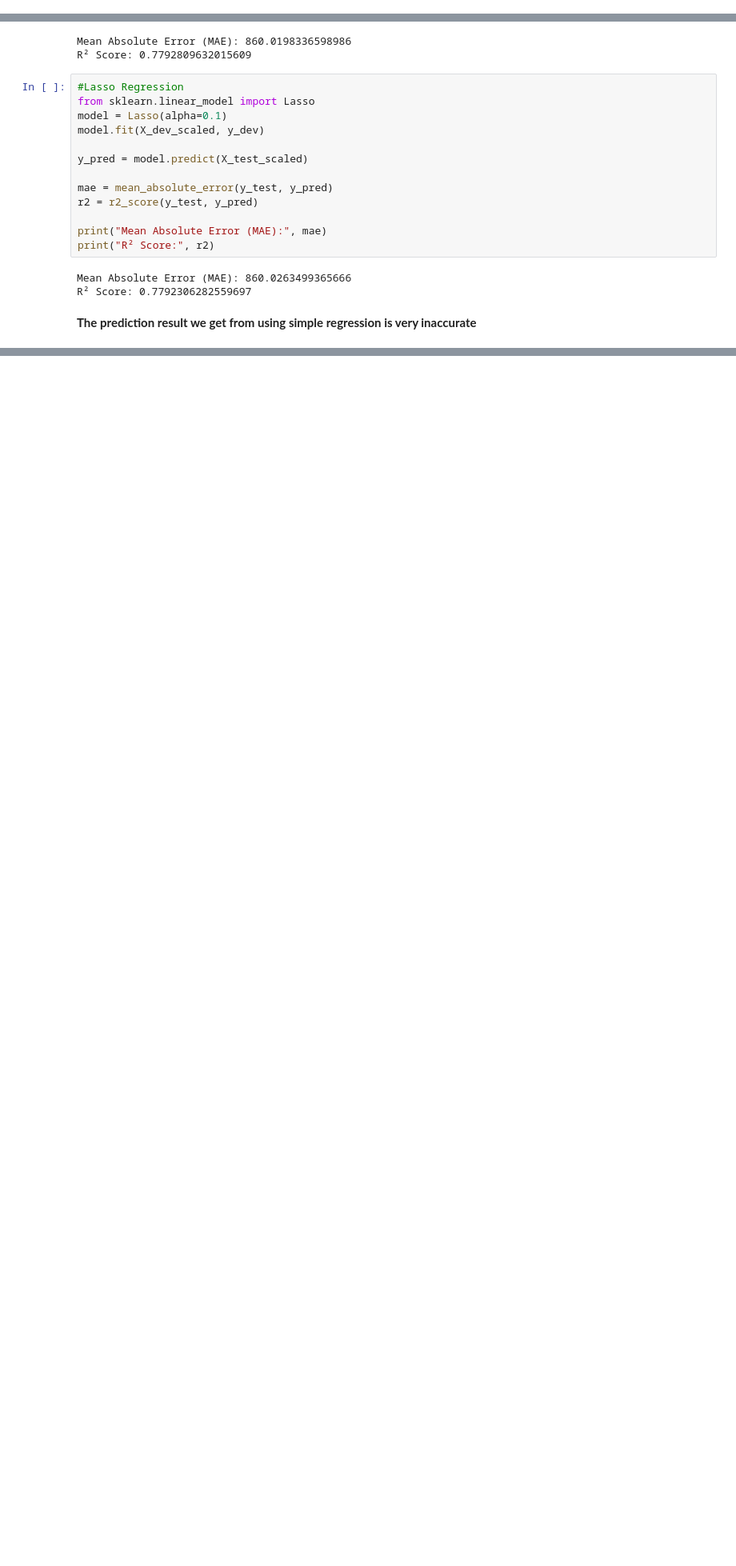
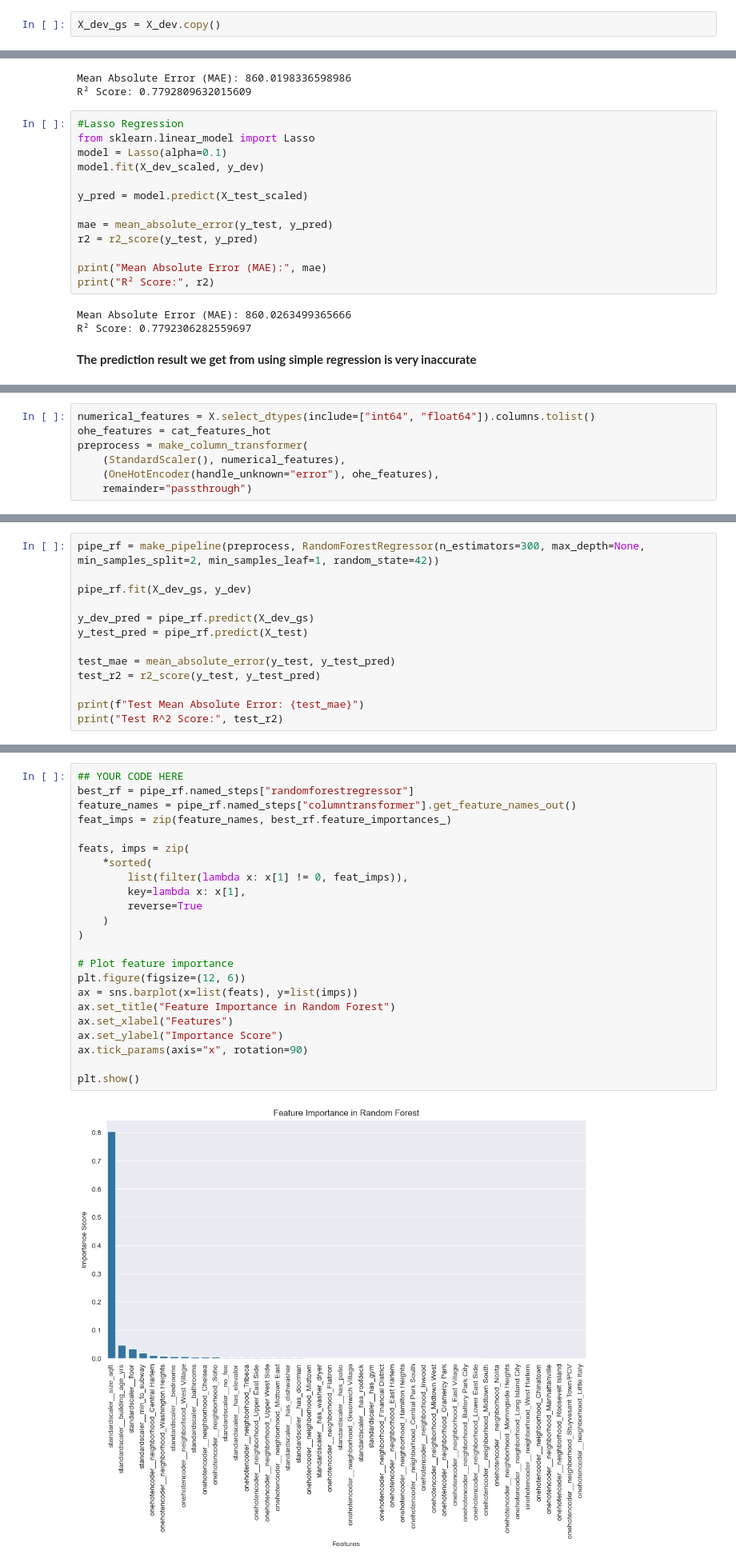
Before and after one commit to WilsonLiu2002/NYC-Rent-Prediction, a Jupyter notebook: Notebooks/Rent_Predict_updated.ipynb, the cells around one changed output, grey strips where cells are left out. Shown at 80% size. Cells and saved outputs as stored; diff of their text form; blank space fills up the shorter version.

Commit message:
Update Random Forest Regressor

```diff
--- a/Notebooks/Rent_Predict_updated.ipynb
+++ b/Notebooks/Rent_Predict_updated.ipynb
@@ -107,6 +109,8 @@ y = df_manhattan['rent']
 # Non-stratified split, 80 percent development, 20 percent test
 
 X_dev, X_test, y_dev, y_test = train_test_split(X, y, test_size=0.2, random_state=42) # 80-20 split
+# %%
+X_dev_gs = X_dev.copy()
 # %%
 # plot distribition of target variable in development set and test set with no log scaling
 
@@ -388,0 +409,7 @@ R² Score: 0.7792306282559697
+# %%
+numerical_features = X.select_dtypes(include=["int64", "float64"]).columns.tolist()
+ohe_features = cat_features_hot
+preprocess = make_column_transformer(
+	(StandardScaler(), numerical_features),
+	(OneHotEncoder(handle_unknown="error"), ohe_features),
+	remainder="passthrough")
@@ -388,0 +450,13 @@ R² Score: 0.7792306282559697
+# %%
+pipe_rf = make_pipeline(preprocess, RandomForestRegressor(n_estimators=300, max_depth=None, min_samples_split=2, min_samples_leaf=1, random_state=42))
+
+pipe_rf.fit(X_dev_gs, y_dev)
+
+y_dev_pred = pipe_rf.predict(X_dev_gs)
+y_test_pred = pipe_rf.predict(X_test)
+
+test_mae = mean_absolute_error(y_test, y_test_pred)
+test_r2 = r2_score(y_test, y_test_pred)
+
+print(f"Test Mean Absolute Error: {test_mae}")
+print("Test R^2 Score:", test_r2)
@@ -388,0 +466,25 @@ R² Score: 0.7792306282559697
+# %%
+## YOUR CODE HERE
+best_rf = pipe_rf.named_steps["randomforestregressor"]
+feature_names = pipe_rf.named_steps["columntransformer"].get_feature_names_out()
+feat_imps = zip(feature_names, best_rf.feature_importances_)
+
+feats, imps = zip(
+    *sorted(
+        list(filter(lambda x: x[1] != 0, feat_imps)),
+        key=lambda x: x[1],
+        reverse=True
+    )
+)
+
+# Plot feature importance
+plt.figure(figsize=(12, 6))
+ax = sns.barplot(x=list(feats), y=list(imps))
+ax.set_title("Feature Importance in Random Forest")
+ax.set_xlabel("Features")
+ax.set_ylabel("Importance Score")
+ax.tick_params(axis="x", rotation=90)
+
+plt.show()
+# %% [output]
+[figure, added]
```
Also changed, not shown: parts of 19 cells of this notebook.
